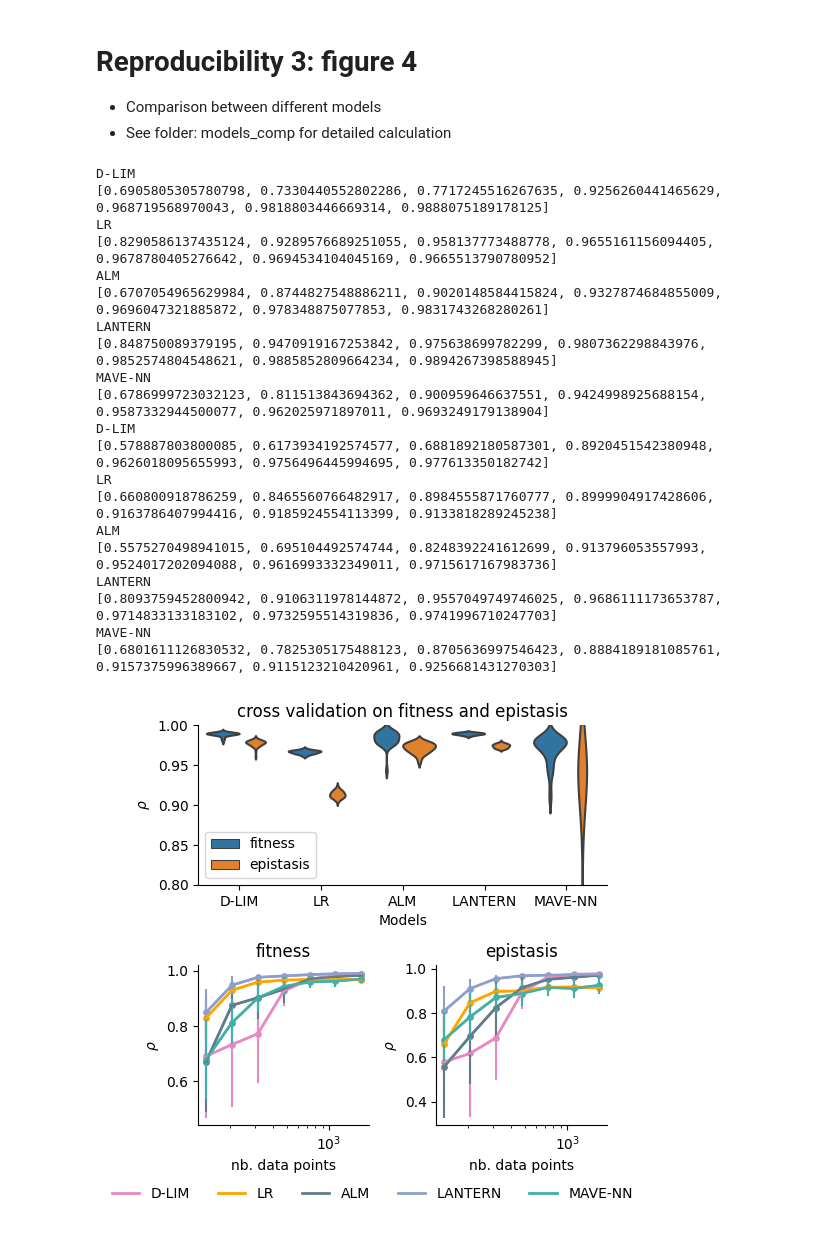
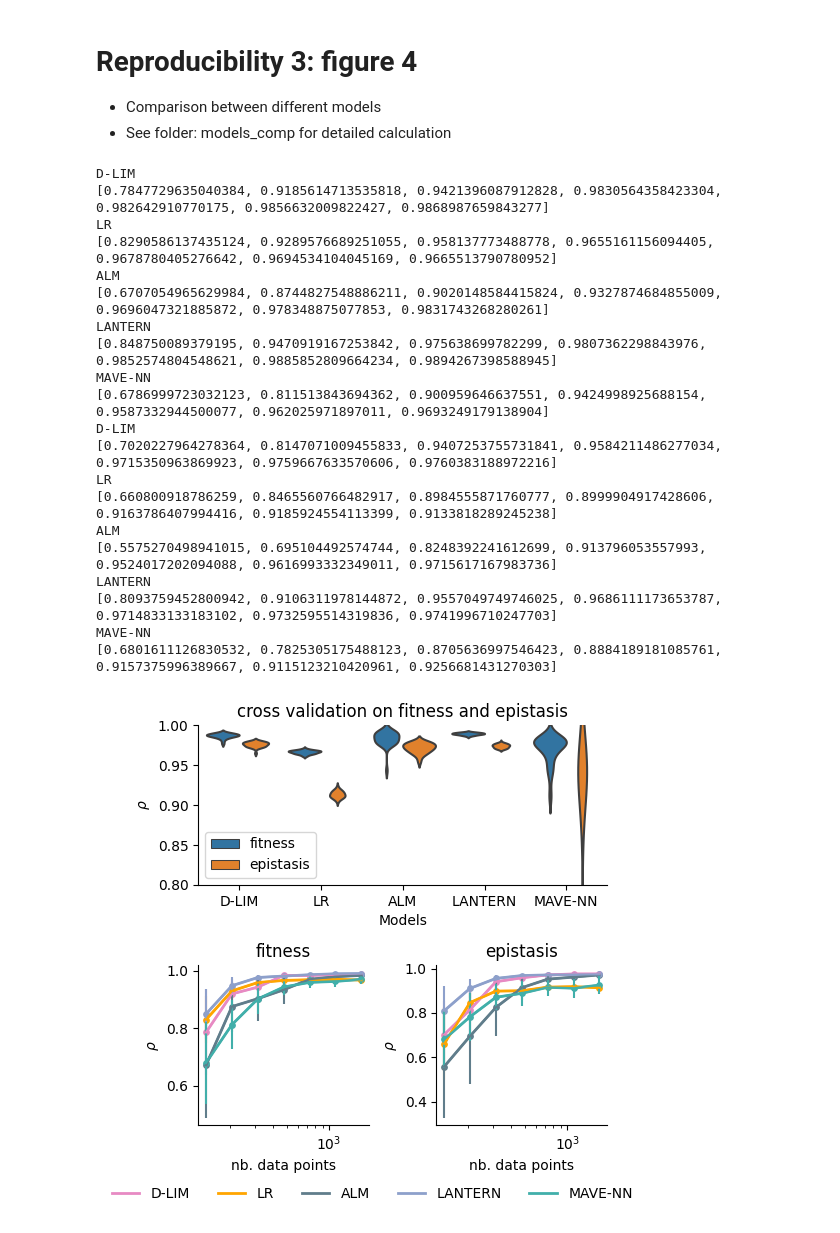
Before and after one commit to LBiophyEvo/D-LIM-model, a Jupyter notebook: docs/reproducibility/figure4.ipynb, the cells around one changed output. Drawn from its saved outputs; the diff is of its cells as text; code cells hidden in the pictures.

```diff
--- a/docs/reproducibility/figure4.ipynb
+++ b/docs/reproducibility/figure4.ipynb
@@ -6,7 +6,7 @@
 import seaborn as sns
 import matplotlib.pyplot as plt
 import sys
-sys.path.append('../')
+sys.path.append('../../')
 from scipy.stats import pearsonr
 from sklearn.metrics import r2_score
 from numpy import mean, logspace, std
@@ -19,7 +19,7 @@ import numpy as np
 import pandas as pd
 fig, ax = plt.subplot_mosaic([['bottom', 'bottom'],['left', 'right']],
                               constrained_layout=True, figsize = (5,5))
-df_data = pd.read_csv("../data/data_env_1.csv", sep = ',', header = None)
+df_data = pd.read_csv("../../data/data_env_1.csv", sep = ',', header = None)
 
 
 data = Data_model(data=df_data, n_variables=2)
@@ -45,10 +45,8 @@ for id_data, data_name in enumerate(['fitness', 'epistasis']):
 
     for id, model in enumerate(['dlim', 'LR', 'ALM', 'LANTERN', 'MAVE-NN']):
 
-        if (model == 'dlim'):
-            result_nn_reg = joblib.load('../models_comp/results/harry_' + str(data_name) + '/reg_' + str(model) + '_cosine.joblib')
-        else:
-            result_nn_reg = joblib.load('../models_comp/results_v2/' + str(data_name) + '/reg_' + str(model) + '.joblib')
+        result_nn_reg = joblib.load('../../models_comp/results/harry_' + str(data_name) + '/reg_' + str(model) + '.joblib')
+
 
 
         fracs = list(result_nn_reg.keys())
@@ -85,33 +83,33 @@ axe.legend(loc = 'lower left')
 axe.set_title('cross validation on fitness and epistasis')
 # Remove the top and right spines
 axe.spines["top"].set_visible(False)
 axe.spines["right"].set_visible(False)
 # statistical annotation
 axe.set_ylim([0.8, 1.0])
 axe.set_xlabel("Models", fontsize = 10)
 axe.set_ylabel(f"$\\rho$", fontsize = 10)
 fig.tight_layout()
 # fig.savefig('S5b_model_comp.svg', dpi = 300, transparent = True, bbox_extra_artists=(lgd,), bbox_inches='tight')
 fig.show()
 # %% [output]
 D-LIM
-[0.6905805305780798, 0.7330440552802286, 0.7717245516267635, 0.9256260441465629, 0.968719568970043, 0.9818803446669314, 0.9888075189178125]
+[0.7847729635040384, 0.9185614713535818, 0.9421396087912828, 0.9830564358423304, 0.982642910770175, 0.9856632009822427, 0.9868987659843277]
 LR
 [0.8290586137435124, 0.9289576689251055, 0.958137773488778, 0.9655161156094405, 0.9678780405276642, 0.9694534104045169, 0.9665513790780952]
 ALM
 [0.6707054965629984, 0.8744827548886211, 0.9020148584415824, 0.9327874684855009, 0.9696047321885872, 0.978348875077853, 0.9831743268280261]
 LANTERN
 [0.848750089379195, 0.9470919167253842, 0.975638699782299, 0.9807362298843976, 0.9852574804548621, 0.9885852809664234, 0.9894267398588945]
 MAVE-NN
 [0.6786999723032123, 0.811513843694362, 0.900959646637551, 0.9424998925688154, 0.9587332944500077, 0.962025971897011, 0.9693249179138904]
 D-LIM
-[0.578887803800085, 0.6173934192574577, 0.6881892180587301, 0.8920451542380948, 0.9626018095655993, 0.9756496445994695, 0.977613350182742]
+[0.7020227964278364, 0.8147071009455833, 0.9407253755731841, 0.9584211486277034, 0.9715350963869923, 0.9759667633570606, 0.9760383188972216]
 LR
 [0.660800918786259, 0.8465560766482917, 0.8984555871760777, 0.8999904917428606, 0.9163786407994416, 0.9185924554113399, 0.9133818289245238]
 ALM
 [0.5575270498941015, 0.695104492574744, 0.8248392241612699, 0.913796053557993, 0.9524017202094088, 0.9616993332349011, 0.9715617167983736]
 LANTERN
 [0.8093759452800942, 0.9106311978144872, 0.9557049749746025, 0.9686111173653787, 0.9714833133183102, 0.9732595514319836, 0.9741996710247703]
 MAVE-NN
 [0.6801611126830532, 0.7825305175488123, 0.8705636997546423, 0.8884189181085761, 0.9157375996389667, 0.9115123210420961, 0.9256681431270303]
-[figure, old version]
+[figure, new version]
```
